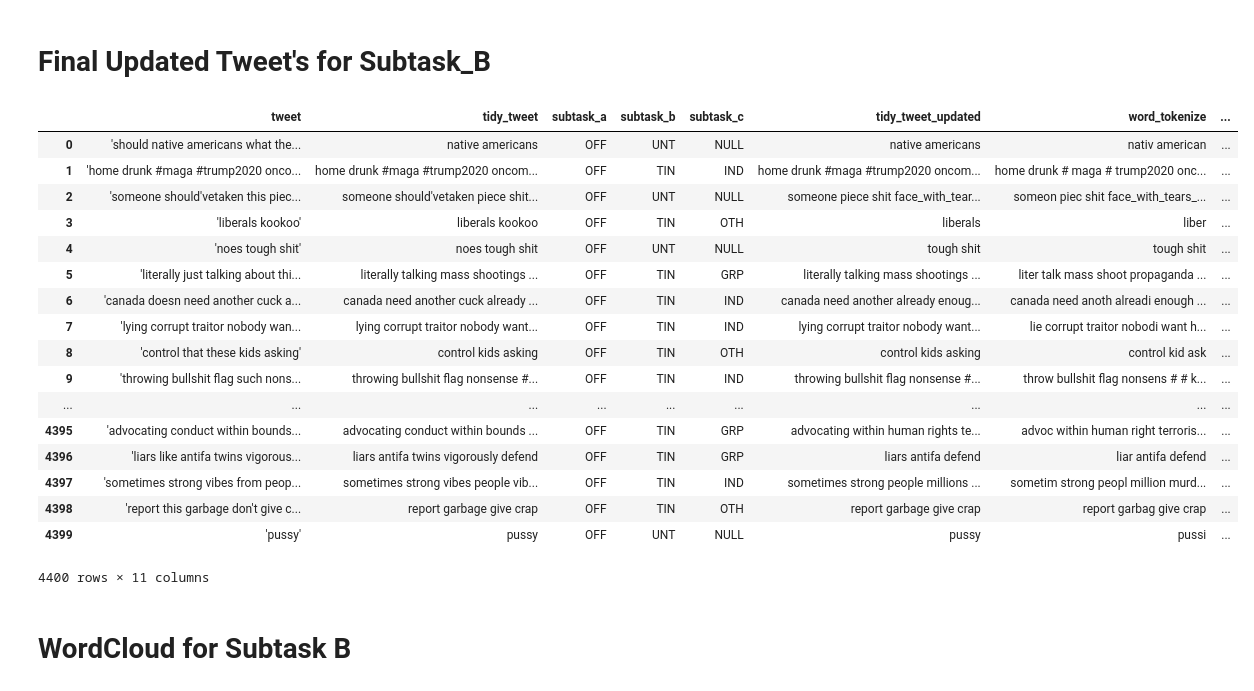
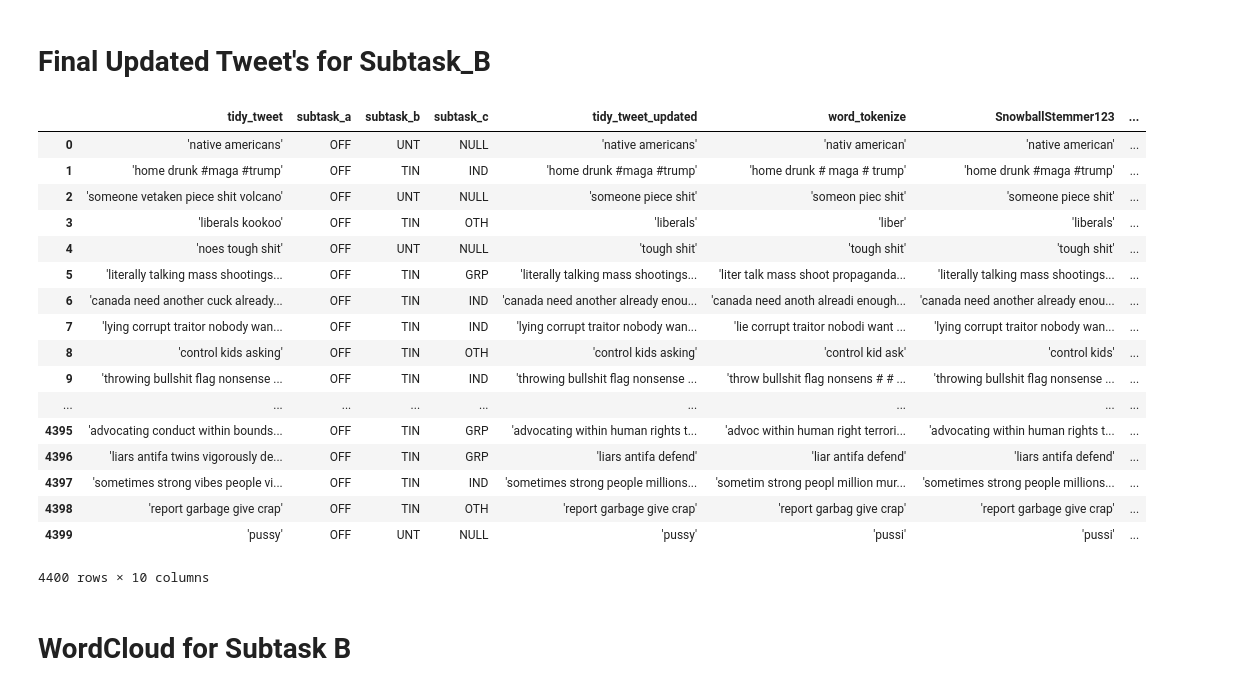
Before and after one commit to mhaiskarshridhar/OffensEval-2019, a Jupyter notebook: SemEvaluation.ipynb, the cells around one changed output. Saved outputs shown, nothing was run; the diff lists cells and outputs as text; code cells hidden in the pictures.

```diff
--- a/SemEvaluation.ipynb
+++ b/SemEvaluation.ipynb
@@ -73,25 +61,26 @@ df
 # Data Preparation
 # %%
 def preparation(df):
-    df['subtask_c'].fillna("NULL",inplace = True)
-    df['subtask_b'].fillna("NULL",inplace = True)
 
     #Convert to lower case
     df['tweet']=df['tweet'].str.lower()
 
     for i in range(0,len(df['tweet'])):
-
+        print(i)
         #Removal of User Id
         df['tweet'][i] = re.sub("user", "", df['tweet'][i])
 
         #Removal of URL
         df['tweet'][i] = re.sub("url", "", df['tweet'][i])
 
-        #Removal of Punctuations
-        df['tweet'][i] = ' '.join(re.sub("[\.\,\!\?\:\;\-\=\"\’]", " ", df['tweet'][i]).split())
-
         #Converting emojis to corresponding words
         df['tweet'][i]=emoji.demojize(df['tweet'][i], delimiters=(""," "))
+
+        #Removal of Punctuations
+#         df['tweet'][i] = ' '.join(re.sub("[\.\,\!\?\:\;\-\=\"\’\']", " ", df['tweet'][i]).split())
+        df['tweet'] = df['tweet'].str.replace("[^a-zA-Z#]"," ")
+
+
 
 
     #Remove words with length less the 3
@@ -101,6 +90,8 @@ def preparation(df):
 
     return df
 
+
+df['subtask_c'].fillna("NULL",inplace = True)
+df['subtask_b'].fillna("NULL",inplace = True)
 df=preparation(df)
-
 # df.to_csv(r"C:\Users\Mhaiskao\Desktop\Assignments\DMTA\training_updated_tweet.arff", header=False,index=False,mode='a',quotechar="'",quoting=3,escapechar='"')
@@ -334,5 +310,7 @@ df['SnowballStemmer123']=df_stemming['SnowballStemmer123']
 df['Porter']=df_stemming['Porter']
 df['Lancaster']=df_stemming['Lancaster']
 df['Lemmatized']=df_stemming['Lemmatized']
+df.update("'" + df[['tidy_tweet','tidy_tweet_updated','word_tokenize','SnowballStemmer123','Porter','Lancaster','Lemmatized']].astype(str) + "'")
+del df['id']
 df
 # %% [output]
@@ -443,7 +438,7 @@ Plot_Wordcloud(df,'tidy_tweet','subtask_a','OFF')
 # Retrieve Tweets for Subtask B
 # %%
 df_subtask_b=pd.DataFrame()
-df_subtask_b = df.ix[(df['subtask_a'] == 'OFF'),['tweet','tidy_tweet','subtask_a','subtask_b','subtask_c']]
+df_subtask_b = df.ix[(df['subtask_a'] == 'OFF'),['tidy_tweet','subtask_a','subtask_b','subtask_c']]
 df_subtask_b = df_subtask_b.reset_index()
 del df_subtask_b['index']
 df_subtask_b
@@ -474,0 +470,3 @@ http://pandas.pydata.org/pandas-docs/stable/indexing.html#ix-indexer-is-deprecat
+# %%
+df_subtask_b['tidy_tweet']=df_subtask_b['tidy_tweet'].str.replace("'","")
+df_subtask_b
@@ -534,27 +551,29 @@ ddfddddf Lemmatized
 # %%
 df_subtask_b['tidy_tweet_updated']=df_stemming_b['tidy_tweet']
 df_subtask_b['word_tokenize']=df_stemming_b['word_tokenize']
 df_subtask_b['SnowballStemmer123']=df_stemming_b['SnowballStemmer123']
 df_subtask_b['Porter']=df_stemming_b['Porter']
 df_subtask_b['Lancaster']=df_stemming_b['Lancaster']
 df_subtask_b['Lemmatized']=df_stemming_b['Lemmatized']
+
+df_subtask_b.update("'" + df_subtask_b[['tidy_tweet','tidy_tweet_updated','word_tokenize','SnowballStemmer123','Porter','Lancaster','Lemmatized']].astype(str) + "'")
 df_subtask_b
 # %% [output]
-|  | tweet | tidy_tweet | subtask_a | subtask_b | subtask_c | tidy_tweet_updated | word_tokenize | ... |
-| 0 | 'should native americans what the... | native americans | OFF | UNT | NULL | native americans | nativ american | ... |
-| 1 | 'home drunk #maga #trump2020 onco... | home drunk #maga #trump2020 oncom... | OFF | TIN | IND | home drunk #maga #trump2020 oncom... | home drunk # maga # trump2020 onc... | ... |
-| 2 | 'someone should'vetaken this piec... | someone should'vetaken piece shit... | OFF | UNT | NULL | someone piece shit face_with_tear... | someon piec shit face_with_tears_... | ... |
-| 3 | 'liberals kookoo' | liberals kookoo | OFF | TIN | OTH | liberals | liber | ... |
-| 4 | 'noes tough shit' | noes tough shit | OFF | UNT | NULL | tough shit | tough shit | ... |
-| 5 | 'literally just talking about thi... | literally talking mass shootings ... | OFF | TIN | GRP | literally talking mass shootings ... | liter talk mass shoot propaganda ... | ... |
-| 6 | 'canada doesn need another cuck a... | canada need another cuck already ... | OFF | TIN | IND | canada need another already enoug... | canada need anoth alreadi enough ... | ... |
-| 7 | 'lying corrupt traitor nobody wan... | lying corrupt traitor nobody want... | OFF | TIN | IND | lying corrupt traitor nobody want... | lie corrupt traitor nobodi want h... | ... |
-| 8 | 'control that these kids asking' | control kids asking | OFF | TIN | OTH | control kids asking | control kid ask | ... |
-| 9 | 'throwing bullshit flag such nons... | throwing bullshit flag nonsense #... | OFF | TIN | IND | throwing bullshit flag nonsense #... | throw bullshit flag nonsens # # k... | ... |
+|  | tidy_tweet | subtask_a | subtask_b | subtask_c | tidy_tweet_updated | word_tokenize | SnowballStemmer123 | ... |
+| 0 | 'native americans' | OFF | UNT | NULL | 'native americans' | 'nativ american' | 'native american' | ... |
+| 1 | 'home drunk #maga #trump' | OFF | TIN | IND | 'home drunk #maga #trump' | 'home drunk # maga # trump' | 'home drunk #maga #trump' | ... |
+| 2 | 'someone vetaken piece shit volcano' | OFF | UNT | NULL | 'someone piece shit' | 'someon piec shit' | 'someone piece shit' | ... |
+| 3 | 'liberals kookoo' | OFF | TIN | OTH | 'liberals' | 'liber' | 'liberals' | ... |
+| 4 | 'noes tough shit' | OFF | UNT | NULL | 'tough shit' | 'tough shit' | 'tough shit' | ... |
+| 5 | 'literally talking mass shootings... | OFF | TIN | GRP | 'literally talking mass shootings... | 'liter talk mass shoot propaganda... | 'literally talking mass shootings... | ... |
+| 6 | 'canada need another cuck already... | OFF | TIN | IND | 'canada need another already enou... | 'canada need anoth alreadi enough... | 'canada need another already enou... | ... |
+| 7 | 'lying corrupt traitor nobody wan... | OFF | TIN | IND | 'lying corrupt traitor nobody wan... | 'lie corrupt traitor nobodi want ... | 'lying corrupt traitor nobody wan... | ... |
+| 8 | 'control kids asking' | OFF | TIN | OTH | 'control kids asking' | 'control kid ask' | 'control kids' | ... |
+| 9 | 'throwing bullshit flag nonsense ... | OFF | TIN | IND | 'throwing bullshit flag nonsense ... | 'throw bullshit flag nonsens # # ... | 'throwing bullshit flag nonsense ... | ... |
 | ... | ... | ... | ... | ... | ... | ... | ... | ... |
-| 4395 | 'advocating conduct within bounds... | advocating conduct within bounds ... | OFF | TIN | GRP | advocating within human rights te... | advoc within human right terroris... | ... |
-| 4396 | 'liars like antifa twins vigorous... | liars antifa twins vigorously defend | OFF | TIN | GRP | liars antifa defend | liar antifa defend | ... |
-| 4397 | 'sometimes strong vibes from peop... | sometimes strong vibes people vib... | OFF | TIN | IND | sometimes strong people millions ... | sometim strong peopl million murd... | ... |
-| 4398 | 'report this garbage don't give c... | report garbage give crap | OFF | TIN | OTH | report garbage give crap | report garbag give crap | ... |
-| 4399 | 'pussy' | pussy | OFF | UNT | NULL | pussy | pussi | ... |
+| 4395 | 'advocating conduct within bounds... | OFF | TIN | GRP | 'advocating within human rights t... | 'advoc within human right terrori... | 'advocating within human rights t... | ... |
+| 4396 | 'liars antifa twins vigorously de... | OFF | TIN | GRP | 'liars antifa defend' | 'liar antifa defend' | 'liars antifa defend' | ... |
+| 4397 | 'sometimes strong vibes people vi... | OFF | TIN | IND | 'sometimes strong people millions... | 'sometim strong peopl million mur... | 'sometimes strong people millions... | ... |
+| 4398 | 'report garbage give crap' | OFF | TIN | OTH | 'report garbage give crap' | 'report garbag give crap' | 'report garbage give crap' | ... |
+| 4399 | 'pussy' | OFF | UNT | NULL | 'pussy' | 'pussi' | 'pussi' | ... |
-4400 rows × 11 columns
+4400 rows × 10 columns
```
Also changed, not shown: parts of 36 cells of this notebook.
